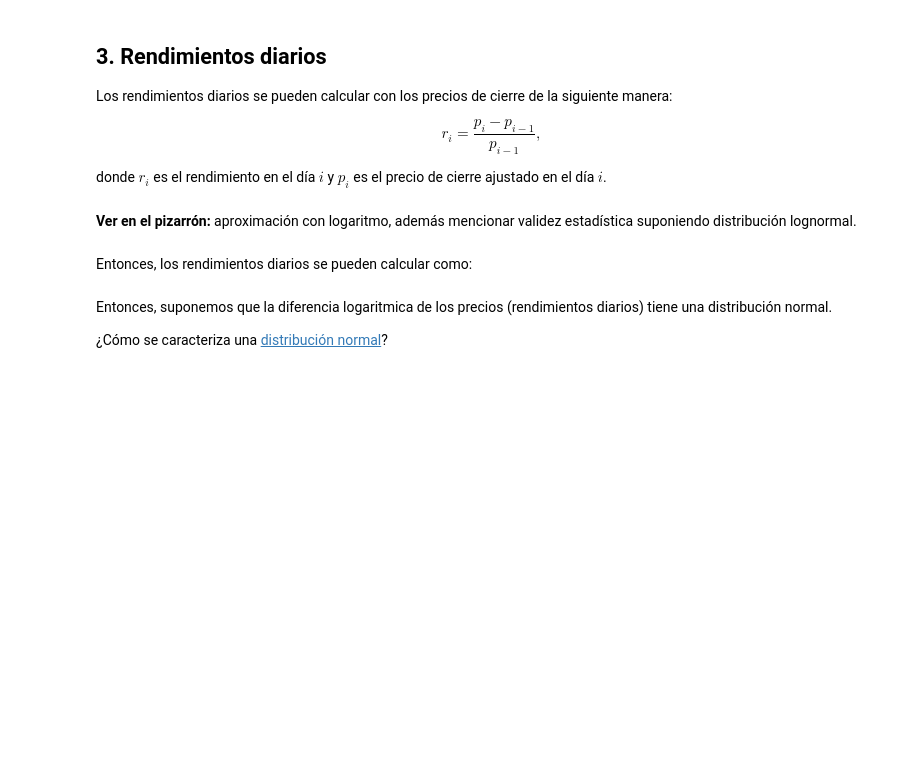
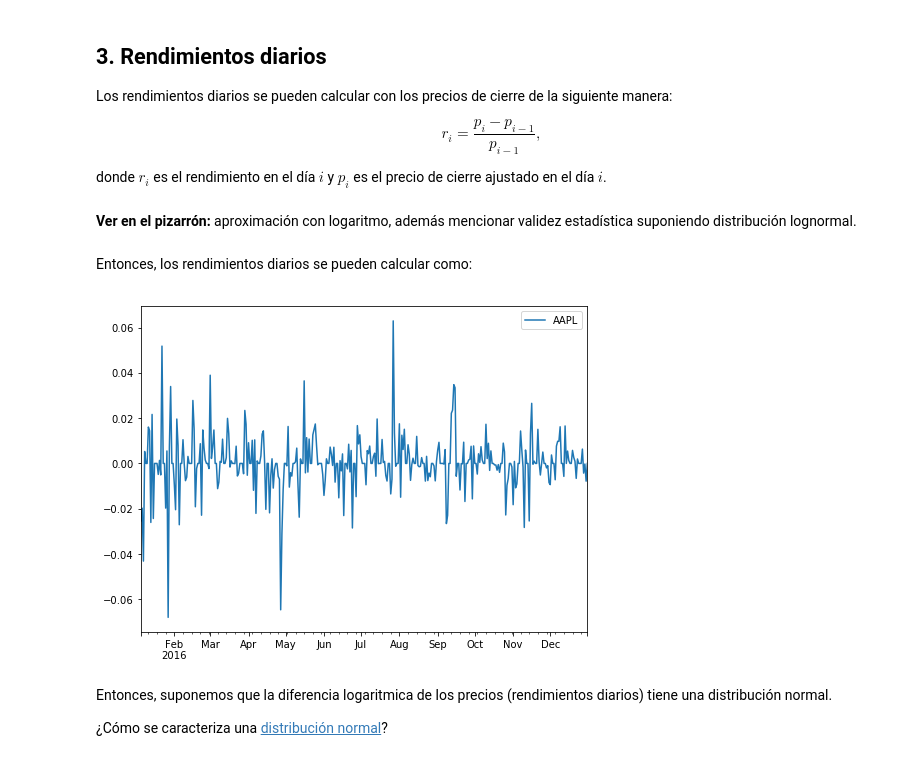
Before and after one commit to luzifi/Simulacion2017, a Jupyter notebook: Modulo2/Clase15_EvolucionPrecios.ipynb, the cells around one changed output. Cells and saved outputs as stored; diff of their text form; code cells hidden in the pictures; blank space fills up the shorter version.

```diff
--- a/Modulo2/Clase15_EvolucionPrecios.ipynb
+++ b/Modulo2/Clase15_EvolucionPrecios.ipynb
@@ -64,5 +73,9 @@ def calc_daily_returns(closes):
 # %%
 # Calcular rendimientos diarios y graficarlos
+daily_returns = calc_daily_returns(closes)
+daily_returns.plot(figsize=(8,6));
+# %% [output]
+[figure, added]
 # %% [markdown]
 Entonces, suponemos que la diferencia logaritmica de los precios (rendimientos diarios) tiene una distribución normal.
 
```
Also changed, not shown: parts of 11 cells of this notebook.
